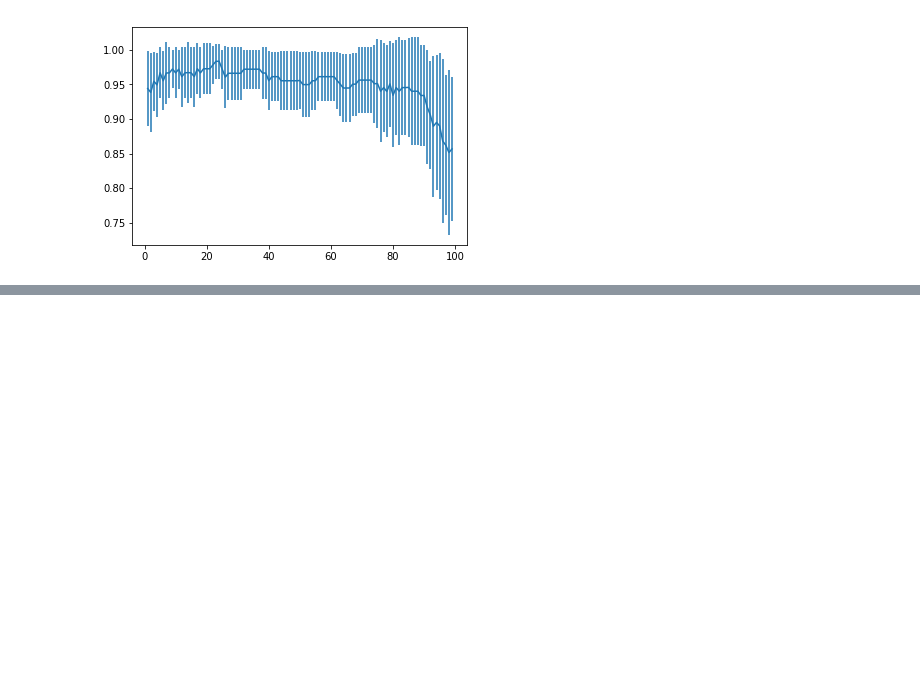
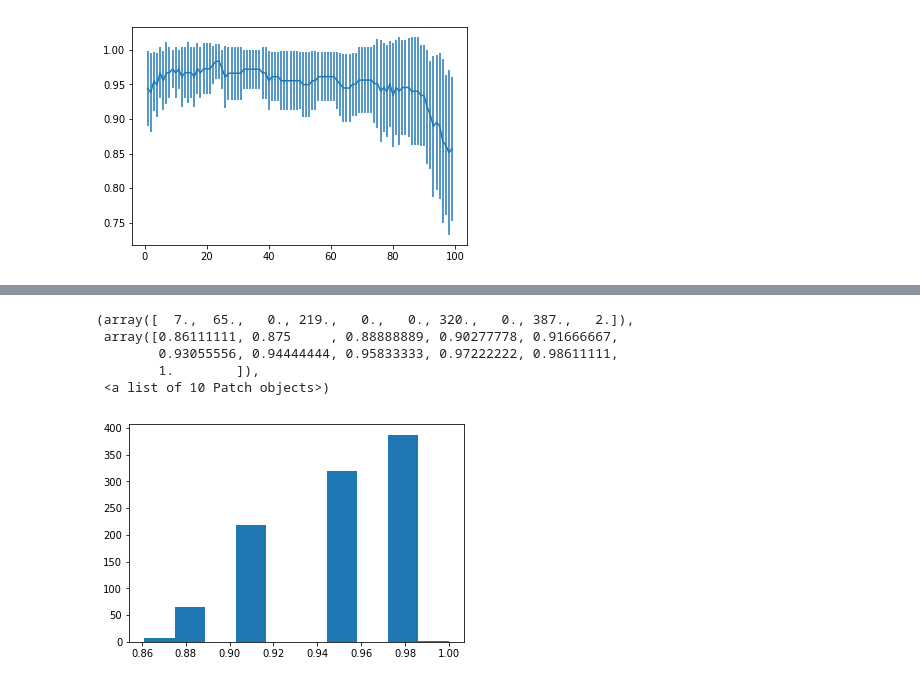
Before and after one commit to olethrosdc/ml-society-science, a Jupyter notebook: src/decision-problems/KNN.ipynb, the cells around one changed output, grey strips where cells are left out. Saved outputs shown, nothing was run; the diff lists cells and outputs as text; code cells hidden in the pictures; blank space fills up the shorter version.

```diff
--- a/src/decision-problems/KNN.ipynb
+++ b/src/decision-problems/KNN.ipynb
@@ -120,0 +130,30 @@ for t=range(n_samples):
+# %%
+import sklearn.utils # we can use sklearn.utils.resample to bootstrap
+n_bootstrap_samples = 1000 # the more samples we take the better our distributional estimates
+# %%
+# Now we are going to estimate how sensitive is the test result to the test data
+bootstrap_test_score = numpy.zeros(n_bootstrap_samples)
+
+# For each bootstrap sample, we get a different model. There is no need to save the model, as we just want the score on the test set.
+for t in range(n_bootstrap_samples):
+    bootstrap_test_sample = sklearn.utils.resample(train_data_s, replace=True, n_samples = N)
+    bootstrap_test_score[t] = accuracy_score(bootstrap_test_sample[target], knn_best_model_xv.predict(bootstrap_test_sample[features]))
+
+plt.hist(bootstrap_test_score)
+# %%
+# Now we are going to estimate the sensitivity of the algorithm to the training data
+bootstrap_score = numpy.zeros(n_bootstrap_samples)
+
+# For each bootstrap sample, we get a different model. There is no need to save the model, as we just want the score on the test set.
+for t in range(n_bootstrap_samples):
+    bootstrap_sample = sklearn.utils.resample(train_data_s, replace=True, n_samples = N)
+    bootstrap_model = KNeighborsClassifier(n_neighbors=knn_best_k_xv).fit(bootstrap_sample[features], bootstrap_sample[target])
+    bootstrap_score[t] = accuracy_score(test_data_s[target], bootstrap_model.predict(test_data_s[features]))
+plt.hist(bootstrap_score)
+# %% [output]
+(array([  7.,  65.,   0., 219.,   0.,   0., 320.,   0., 387.,   2.]),
+ array([0.86111111, 0.875     , 0.88888889, 0.90277778, 0.91666667,
+        0.93055556, 0.94444444, 0.95833333, 0.97222222, 0.98611111,
+        1.        ]),
+ <a list of 10 Patch objects>)
+[figure, added]
```
Also changed, not shown: parts of 13 cells of this notebook, 3 other files.
